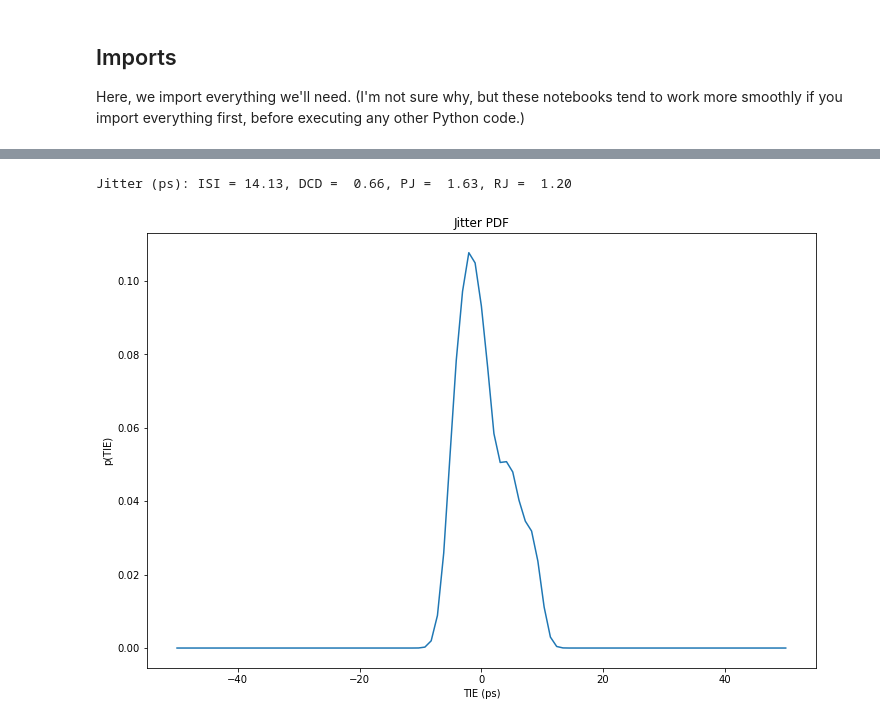
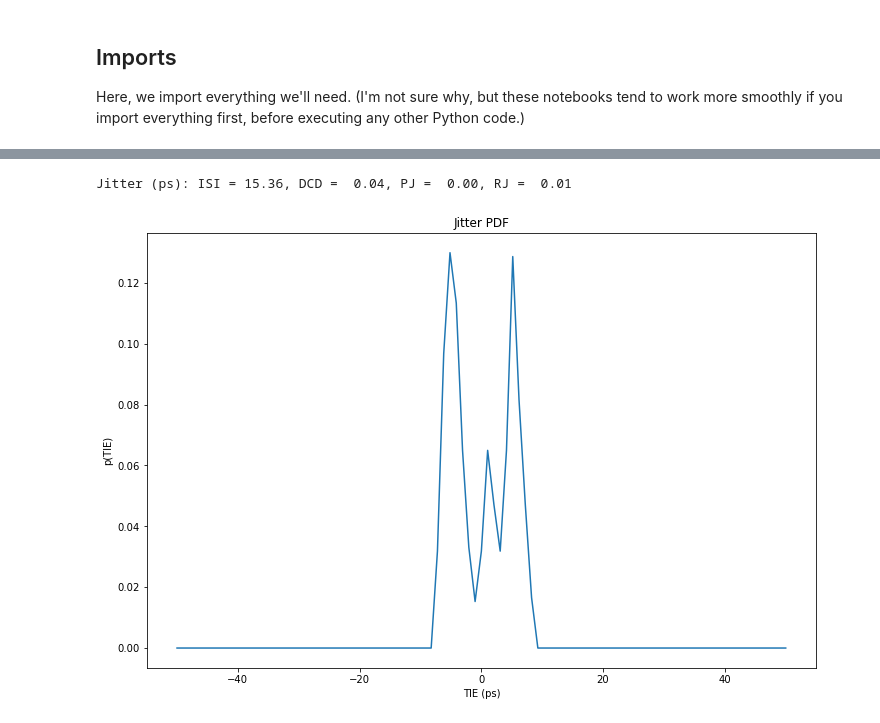
Before and after one commit to capn-freako/PyBERT, a Jupyter notebook: misc/PyBERTasLibrary.ipynb, the cells around one changed output, grey strips where cells are left out. Saved outputs shown, nothing was run; the diff lists cells and outputs as text; code cells hidden in the pictures.

```diff
--- a/misc/PyBERTasLibrary.ipynb
+++ b/misc/PyBERTasLibrary.ipynb
@@ -195,0 +448,6 @@ def channel_model(sig):
+# %%
+# Turn the Tx de-emphasis back on.
+myPyBERT.tx_use_ami = True
+myPyBERT.console_log = ""
+my_run_simulation(myPyBERT, initial_run=False, update_plots=False)
+print(myPyBERT.console_log)
@@ -200,27 +488,8 @@ Here, we model the receiver equalization and clock/data recovery functionality.
 # %%
-sig2 = channel_model(sig)  # Apply custom channel model to the Tx output signal.
-
-# myPyBERT._rx_cfg.configure_traits()  # Use the GUI configurator, for now.
-myPyBERT._rx_cfg.set_param_val(["Model_Specific","ctle_mode"], 1)  # Bypass the GUI config.
-myPyBERT._rx_cfg.set_param_val(["Model_Specific","ctle_mag"],  12)
-myPyBERT._rx_cfg.set_param_val(["Model_Specific","ctle_freq"], 1e9*myPyBERT.bit_rate/2)
-myPyBERT._rx_cfg.set_param_val(["Model_Specific","ctle_bandwidth"], 1e9*myPyBERT.bit_rate)
-myPyBERT._rx_cfg.set_param_val(["Model_Specific","dfe_mode"], 2)  # adaptive
-myPyBERT._rx_cfg.set_param_val(["Model_Specific","dfe_vout"], 0.25)
-
-rx_cfg        = myPyBERT._rx_cfg  # Grab the 'AMIParamConfigurator' instance for this model.
-rx_param_dict = rx_cfg.input_ami_params
-rx_model_init = AMIModelInitializer(rx_param_dict)
-rx_model_init.sample_interval  = Ts  # Must be set, before 'channel_response'!
-rx_model_init.channel_response = myPyBERT.tx_out_h / Ts
-rx_model_init.bit_time         = ui
-rx_model = AMIModel(myPyBERT.rx_dll_file)
-rx_model.initialize(rx_model_init)
-
-print("Rx IBIS-AMI model initialization results:")
-print(f"Input parameters: {rx_model.ami_params_in}")
-print(f"Message: {rx_model.msg}")
-print(f"Output parameters: {rx_model.ami_params_out}")
-rx_out, clock_times = rx_model.getWave(sig2, len(sig2))
-plotsig(rx_out)
+myPyBERT.use_dfe    = True
+# Tx FFE post-cursor taps are often redundant w/ DFE inclusion.
+myPyBERT._tx_cfg.set_param_val(["Model_Specific","tx_tap_nm1"], 0)
+myPyBERT.console_log = ""
+my_run_simulation(myPyBERT, initial_run=False, update_plots=False)
+print(myPyBERT.console_log)
 # %% [output]
@@ -235,0 +533,6 @@ Here, we decompose the observed jitter into its different components and use tha
+# %%
+myPyBERT.use_dfe    = False
+myPyBERT._tx_cfg.set_param_val(["Model_Specific","tx_tap_nm1"], 5)
+myPyBERT.console_log = ""
+my_run_simulation(myPyBERT, initial_run=False, update_plots=False)
+print(myPyBERT.console_log)
@@ -236,30 +564,30 @@ Here, we decompose the observed jitter into its different components and use tha
 # %%
 ideal_xings  = find_crossings(t, myPyBERT.tx_out)
-actual_xings = find_crossings(t, rx_out)
+actual_xings = find_crossings(t, myPyBERT.ctle_out)
 (   jitter,
     t_jitter,
     isi,
     dcd,
     pj,
     rj,
     jitter_ext,
     thresh,
     jitter_spectrum,
     jitter_ind_spectrum,
     spectrum_freqs,
     hist,
     hist_synth,
     bin_centers,
 ) = calc_jitter(ui, eye_bits, myPyBERT.pattern_len, ideal_xings, actual_xings)
 print(f"Jitter (ps): ISI = {isi*1e12:5.2f}, DCD = {dcd*1e12:5.2f}, PJ = {pj*1e12:5.2f}, RJ = {rj*1e12:5.2f}")
 plt.plot(np.array(bin_centers) * 1e12, hist_synth)
 plt.title("Jitter PDF")
 plt.xlabel("TIE (ps)")
 plt.ylabel("p(TIE)")
 plt.show()
 # %% [output]
-Jitter (ps): ISI = 14.13, DCD =  0.66, PJ =  1.63, RJ =  1.20
+Jitter (ps): ISI = 15.36, DCD =  0.04, PJ =  0.00, RJ =  0.01
-[figure, old version]
+[figure, new version]
 # %%
 MIN_BATHTUB_VAL = 1.0e-18
 half_len = len(hist_synth) // 2
```
Also changed, not shown: parts of 58 cells of this notebook, 1 other file.
